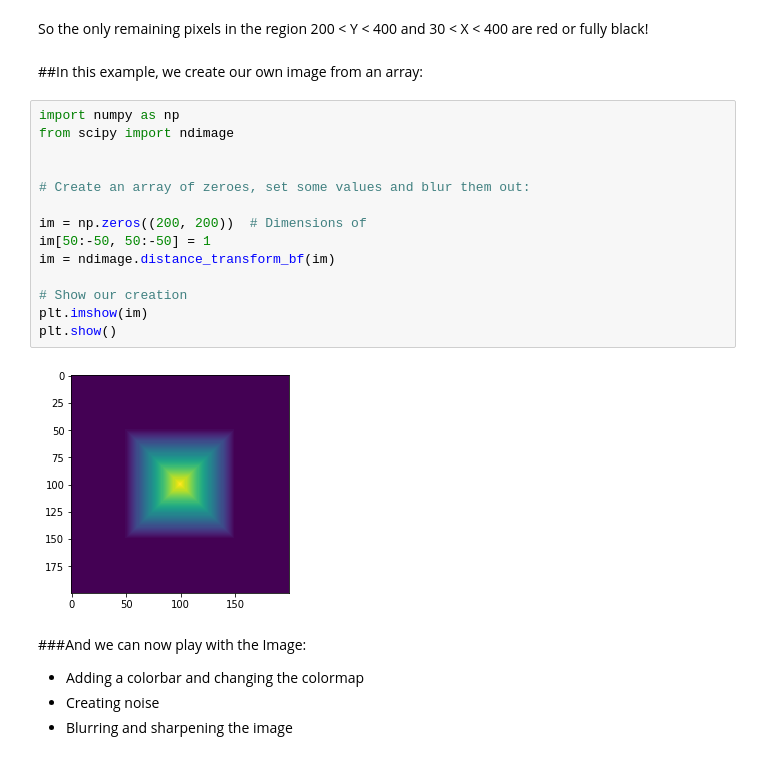
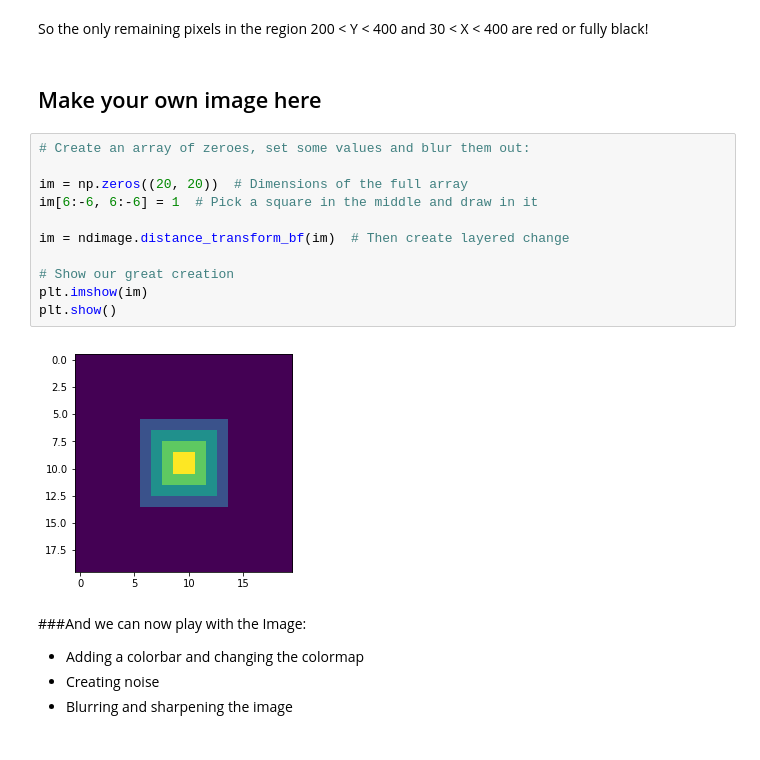
Before and after one commit to D-DePablos/WEW, a Jupyter notebook: Stage_4.ipynb, the cells around one changed output. Drawn from its saved outputs; the diff is of its cells as text.

```diff
--- a/Stage_4.ipynb
+++ b/Stage_4.ipynb
@@ -67,23 +95,20 @@ plt.show()
 # %% [markdown]
 So the only remaining pixels in the region 200 < Y < 400 and 30 < X < 400 are red or fully black!
-# %% [markdown]
-##In this example, we create our own image from an array:
+# %% [markdown]
+## Make your own image here
 # %%
-import numpy as np
-from scipy import ndimage
-
-
 # Create an array of zeroes, set some values and blur them out:
 
-im = np.zeros((200, 200))  # Dimensions of
-im[50:-50, 50:-50] = 1
-im = ndimage.distance_transform_bf(im)
+im = np.zeros((20, 20))  # Dimensions of the full array
+im[6:-6, 6:-6] = 1  # Pick a square in the middle and draw in it
 
-# Show our creation
+im = ndimage.distance_transform_bf(im)  # Then create layered change
+
+# Show our great creation
 plt.imshow(im)
 plt.show()
 # %% [output]
-[figure, old version]
+[figure, new version]
 # %% [markdown]
 ###And we can now play with the Image:
 
```
Also changed, not shown: parts of 20 cells of this notebook.
